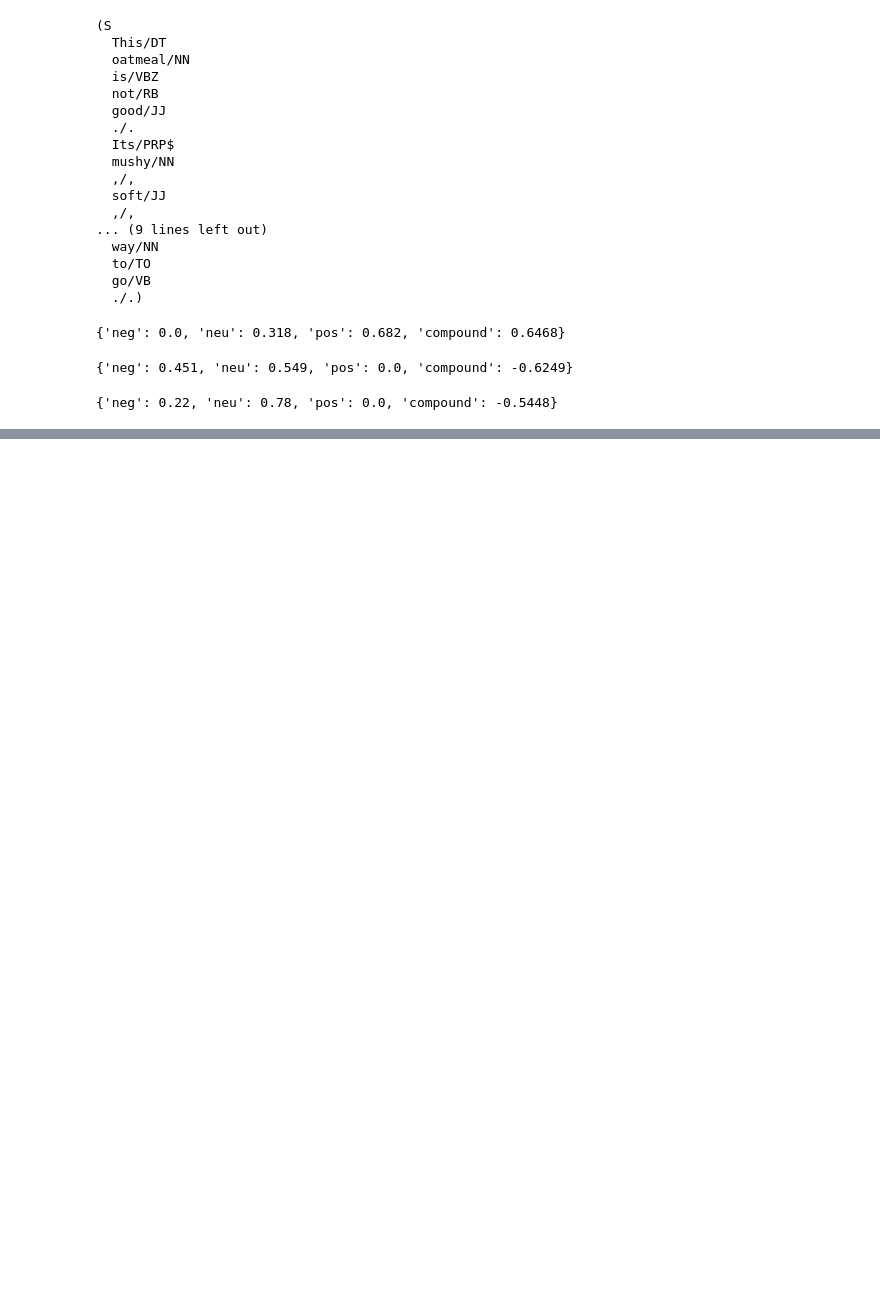
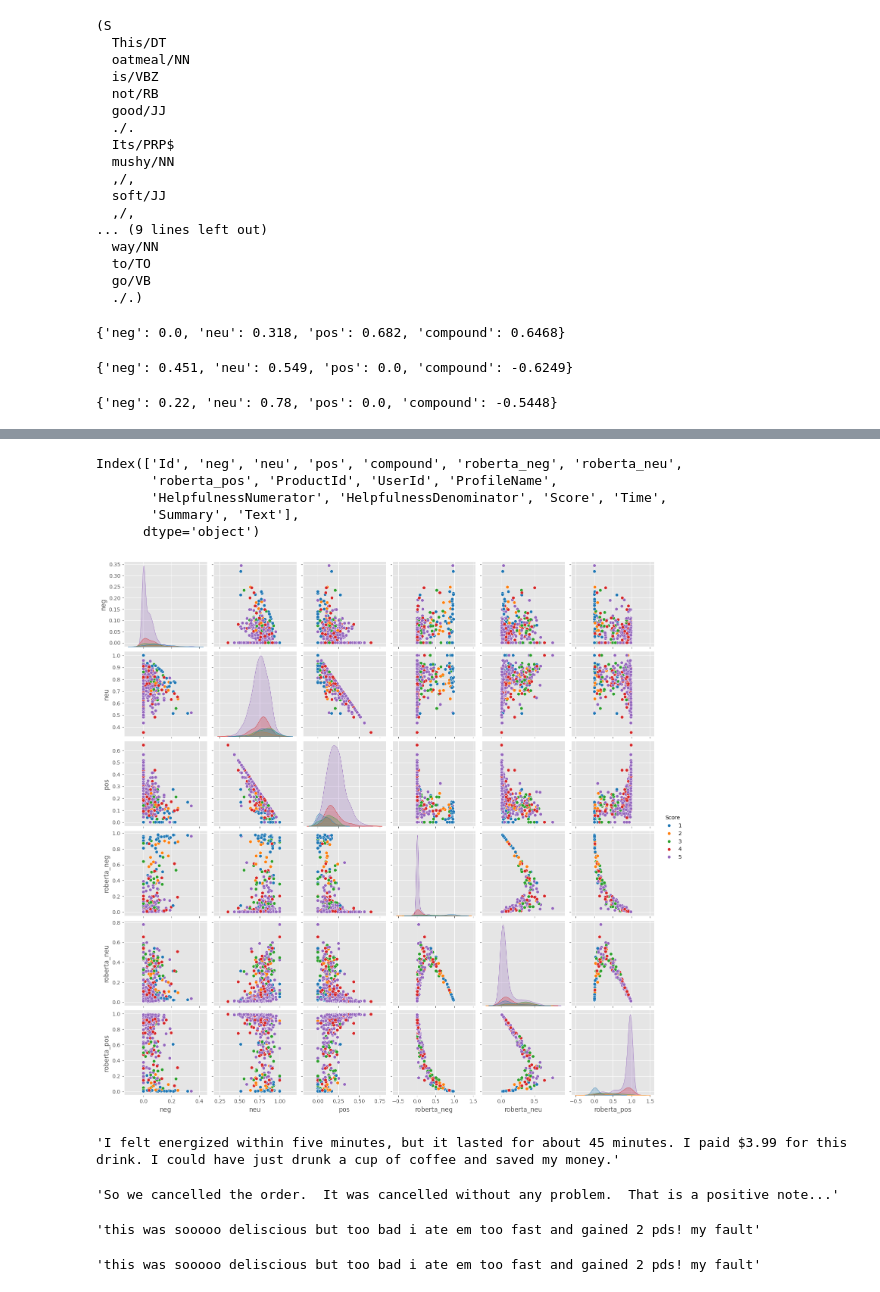
Before and after one commit to Tanmay7Mehta/SentimentAnalysis_NLTK, a Jupyter notebook: project.ipynb, the cells around one changed output, grey strips where cells are left out. Cells and saved outputs as stored; diff of their text form; code cells hidden in the pictures; blank space fills up the shorter version.

```diff
--- a/project.ipynb
+++ b/project.ipynb
@@ -118,0 +156,4 @@ pd.DataFrame(res).T
+# %%
+scores = output[0][0].detach().numpy()
+scores = softmax (scores)
+scores
@@ -118,0 +171,28 @@ pd.DataFrame(res).T
+# %%
+def polarity_scores_roberta(example):
+    encoded_text = tokenizer(example, return_tensors='pt')
+    output = model(**encoded_text)
+    scores = output[0][0].detach().numpy()
+    scores = softmax (scores)
+    scores_dict = {
+        'roberta_neg': scores[0],
+        'roberta_neu': scores[1],
+        'roberta_pos': scores[2],
+    }
+    return scores_dict
+# %%
+res = {}
+for i, row in tqdm(df.iterrows(), total=len(df)):
+    try:
+        text = row['Text']
+        myid = row['Id']
+        vader_result = sia.polarity_scores(text)
+        vader_result_rename = {}
+        for key, value in vader_result.items():
+            vader_result_rename[f"vader_{key}"] = value
+
+        roberta_result = polarity_scores_roberta(text)
+        both = {**vader_result, **roberta_result}
+        res[myid] = both
+    except RuntimeError:
+        print(f'Broke for id {myid}')
@@ -118,0 +202,4 @@ pd.DataFrame(res).T
+# %%
+result_df = pd.DataFrame(res).T
+result_df = result_df.reset_index().rename(columns={'index': 'Id'})
+result_df = result_df.merge(df, how='left')
@@ -118,0 +215,37 @@ pd.DataFrame(res).T
+# %%
+result_df.columns
+# %% [output]
+Index(['Id', 'neg', 'neu', 'pos', 'compound', 'roberta_neg', 'roberta_neu',
+       'roberta_pos', 'ProductId', 'UserId', 'ProfileName',
+       'HelpfulnessNumerator', 'HelpfulnessDenominator', 'Score', 'Time',
+       'Summary', 'Text'],
+      dtype='object')
+# %%
+sns.pairplot(data=result_df,
+            vars=['neg', 'neu', 'pos', 'roberta_neg',
+                'roberta_neu', 'roberta_pos'],
+                hue='Score',
+                palette='tab10')
+plt.show()
+# %% [output]
+[figure, added]
+# %%
+result_df.query('Score == 1') \
+    .sort_values('roberta_pos', ascending=False)['Te'].values[0]
+# %% [output]
+'I felt energized within five minutes, but it lasted for about 45 minutes. I paid $3.99 for this drink. I could have just drunk a cup of coffee and saved my money.'
+# %%
+result_df.query('Score == 1') \
+    .sort_values('pos', ascending=False)['Text'].values[0]
+# %% [output]
+'So we cancelled the order.  It was cancelled without any problem.  That is a positive note...'
+# %%
+result_df.query('Score == 5') \
+    .sort_values('roberta_neg', ascending=False)['Text'].values[0]
+# %% [output]
+'this was sooooo deliscious but too bad i ate em too fast and gained 2 pds! my fault'
+# %%
+result_df.query('Score == 5') \
+    .sort_values('neg', ascending=False)['Text'].values[0]
+# %% [output]
+'this was sooooo deliscious but too bad i ate em too fast and gained 2 pds! my fault'
```
Also changed, not shown: parts of 13 cells of this notebook, 1 other file.
